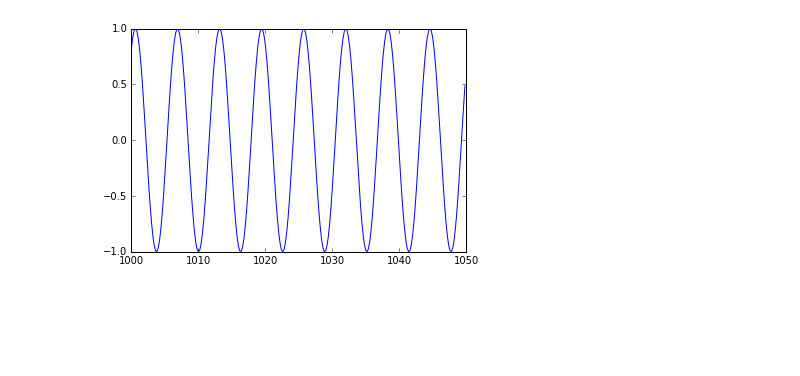
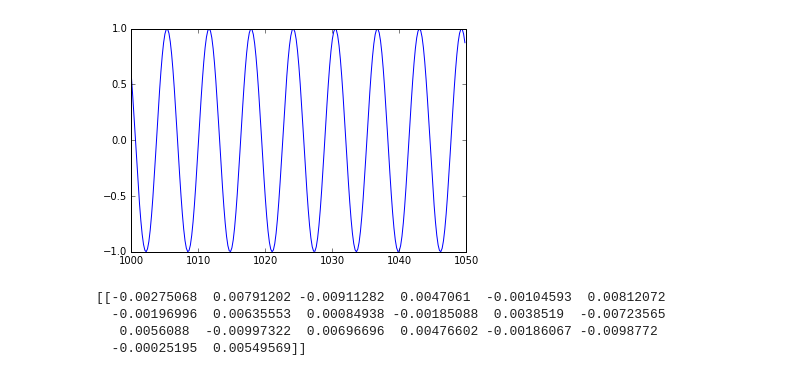
Before and after one commit to rajarsheem/playing-with-RNNs, a Jupyter notebook: int_seq.ipynb, the cells around one changed output. Cells and saved outputs as stored; diff of their text form; code cells hidden in the pictures; blank space fills up the shorter version.

```diff
--- a/int_seq.ipynb
+++ b/int_seq.ipynb
@@ -8,8 +8,8 @@ import matplotlib.pyplot as plt
 idd, seq = data.readseq('train.csv')
 # %%
 x = np.arange(1000, 1050, step=0.2)
-y = np.sin(x)
+y = np.cos(x)
 plt.plot(x, y)
 plt.show()
 # %% [output]
-[figure, old version]
+[figure, new version]
@@ -73,4 +72,10 @@ optimize_op = optimizer.minimize(loss)
 # %%
 sess = tf.Session()
 sess.run(tf.initialize_all_variables())
+print(sess.run(Wxh))
+# %% [output]
+[[-0.00275068  0.00791202 -0.00911282  0.0047061  -0.00104593  0.00812072
+  -0.00196996  0.00635553  0.00084938 -0.00185088  0.0038519  -0.00723565
+   0.0056088  -0.00997322  0.00696696  0.00476602 -0.00186067 -0.0098772
+  -0.00025195  0.00549569]]
 # %%
```
Also changed, not shown: parts of 7 cells of this notebook.
